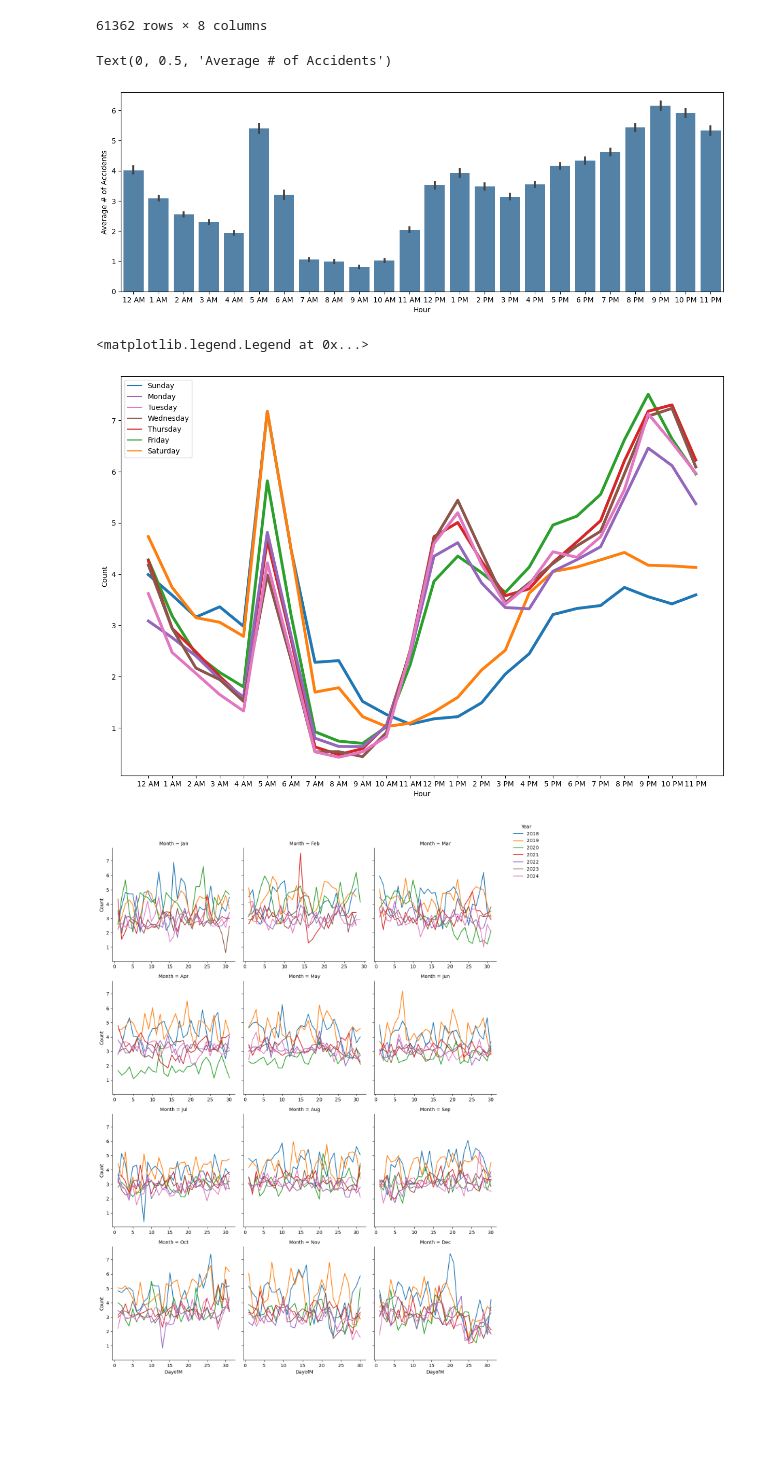
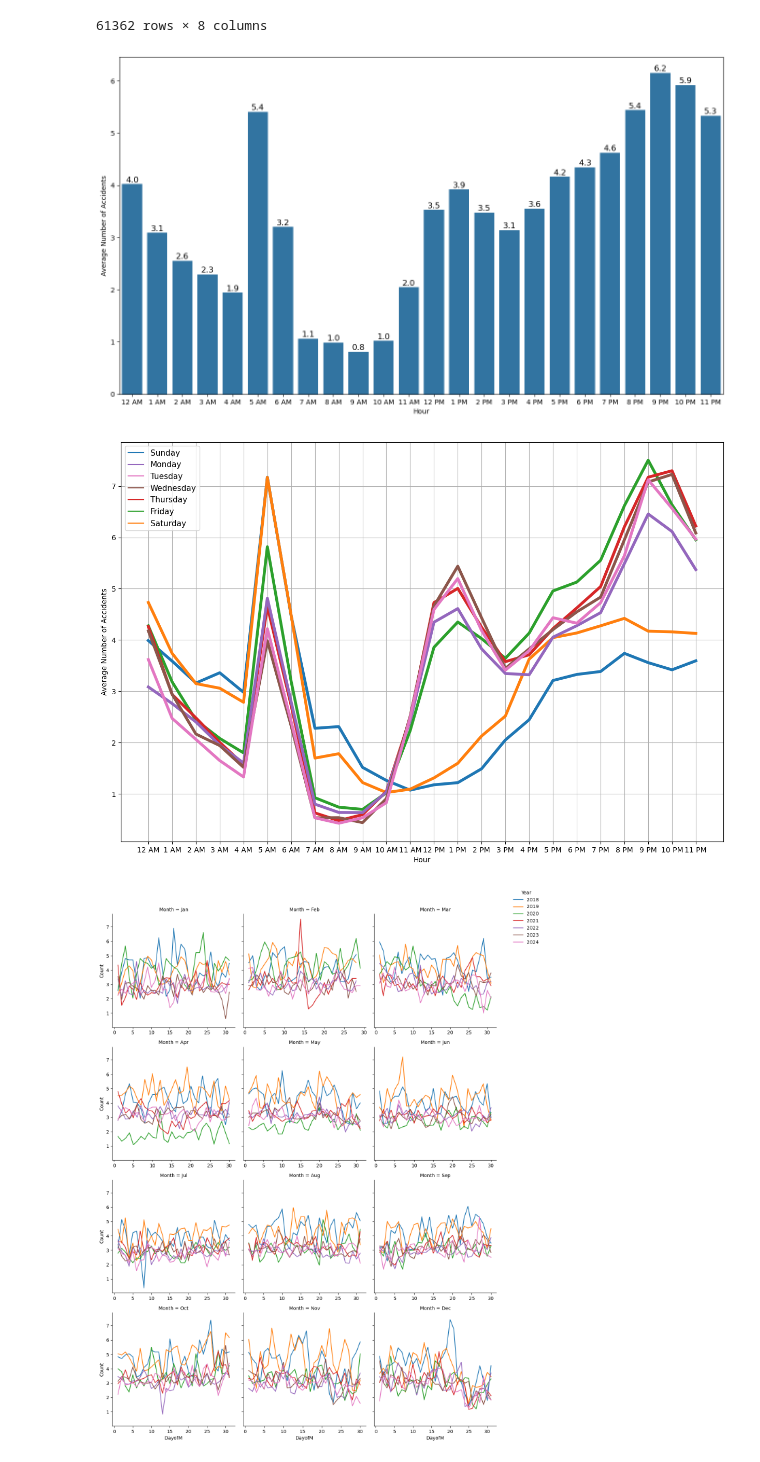
Before and after one commit to essetetsahai/nashville_traffic, a Jupyter notebook: notebooks/traffic_notebook.ipynb, the cells around one changed output. Saved outputs shown, nothing was run; the diff lists cells and outputs as text; code cells hidden in the pictures; blank space fills up the shorter version.

```diff
--- a/notebooks/traffic_notebook.ipynb
+++ b/notebooks/traffic_notebook.ipynb
@@ -343,0 +305,3 @@ df[df.index.isin(df[df['Hit and Run'].isna()].isna().sum(axis=1).index)]
+# %%
+#dropping above rows since they also give minimal info
+df = df.drop(index_list)
@@ -496,3 +459,0 @@ chg
-# %%
-height = y2y['Count']
-height
@@ -513,3 +459,0 @@ chg[37918]
-# %%
-pct = [chg[i] for i in height]
-pct
@@ -586,0 +516,6 @@ Name: Count, dtype: float64
+# %%
+#Add a month field
+df['MonthN'] = df['DateTime'].dt.month_name()
+df['Month'] = df['DateTime'].dt.month
+
+df[['DateTime', 'MonthN', 'Month']].head()
@@ -722,12 +685,32 @@ hrly_df
 | 61361 | 2024-12-31 23:00:00 | 4 | 11 PM | 23 | Tuesday | 31 | Dec | 2024 |
 61362 rows × 8 columns
 # %%
-plt.figure(figsize = (15,5))
-sns.barplot(data = hrly_df.sort_values(by = 'HR'),  x = 'Hour', y = 'Count', color = 'steelblue')
-plt.ylabel('Average # of Accidents')
+plt.figure(figsize = (16,9))
+ax = sns.barplot(data = hrly_df.sort_values(by = 'HR'),  x = 'Hour', y = 'Count', color = '#1f77b4', errorbar = None)
+
+for rect in ax.patches:
+    #size of each bar (height, width)
+    height = rect.get_height()
+    width = rect.get_width()
+    #starting coordinates of each bar (bottom left corner)
+    x = rect.get_x()
+    y = rect.get_y()
+
+    #label text - use bar height as label text
+    label_text = f'{height:.1f}'
+
+    #x coo for label = starting coo + midpoint of width
+    label_x = x + width / 2
+    #y coo for label = starting coo + height (place at top)
+    label_y = y + height+0.15
+
+    #conditions for text labels: red for increase, green for decrease
+    if width > 0:
+        ax.text(label_x, label_y, label_text, ha='center', va='top', fontsize=12, color = 'black')
+plt.ylabel('Average Number of Accidents', fontsize = 10)
+plt.savefig('../viz/Hrly_Ct.png')
 # %% [output]
-Text(0, 0.5, 'Average # of Accidents')
-[figure, old version]
+[figure, new version]
 # %%
 plt.figure(figsize = (15,10))
 sns.lineplot(data = hrly_df.sort_values(by = 'HR'), x = 'Hour', y = 'Count', hue = 'DayName', errorbar = None, linewidth = 4)
@@ -753,10 +736,13 @@ hand_reordered = [label_dict[day] for day in dayorder]
 label_reordered = dayorder
 
 #apply reordered handle and label to legend
-plt.legend(hand_reordered, label_reordered)
+plt.legend(hand_reordered, label_reordered, fontsize = 11)
+
+plt.grid(True)
+plt.ylabel('Average Number of Accidents')
+plt.savefig('../viz/Accident_Avg_Day_Hour.png')
 # %% [output]
-<matplotlib.legend.Legend at 0x...>
-[figure, old version]
+[figure, new version]
 # %%
 month_list = ['January', 'February', 'March', 'April', 'May', 'June',
     'July', 'August', 'September', 'October', 'November', 'December']
```
Also changed, not shown: parts of 34 cells of this notebook.
